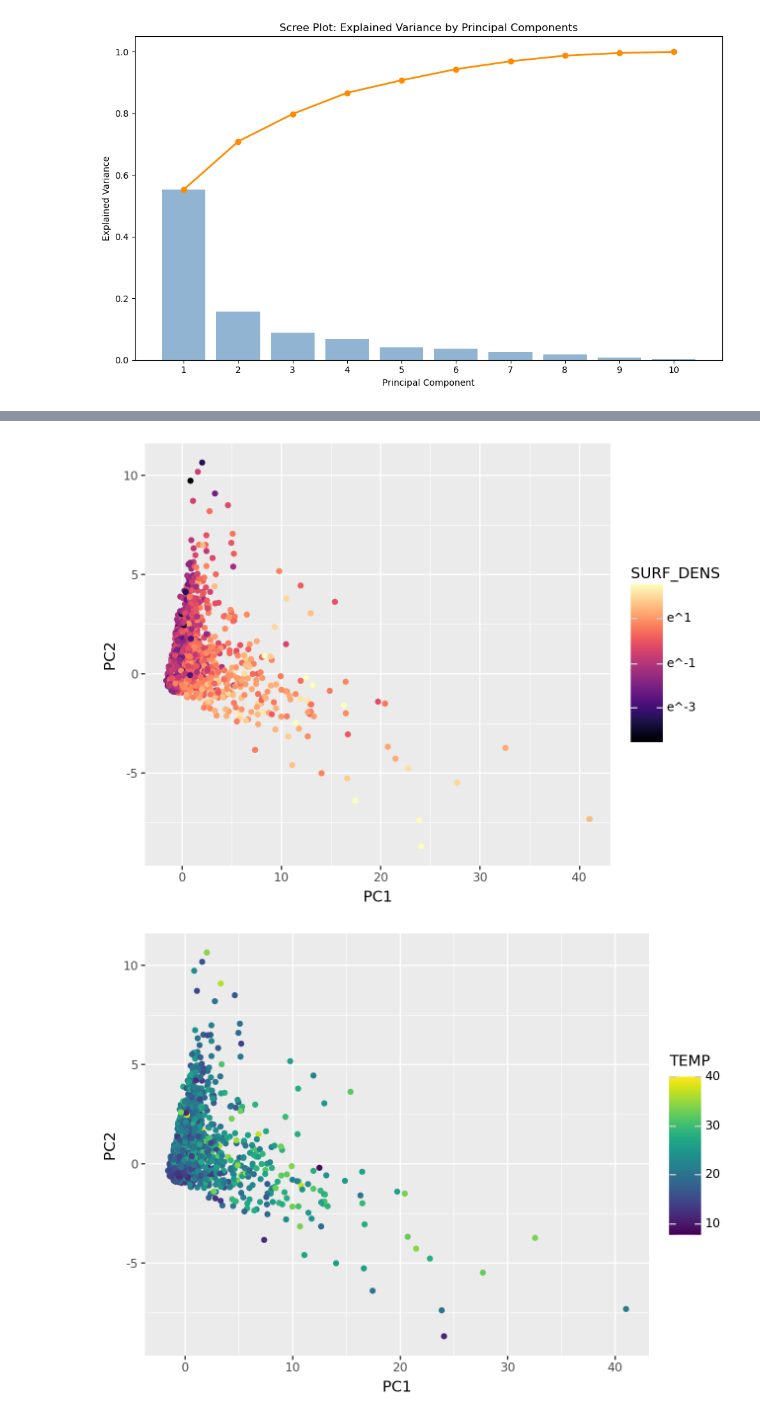
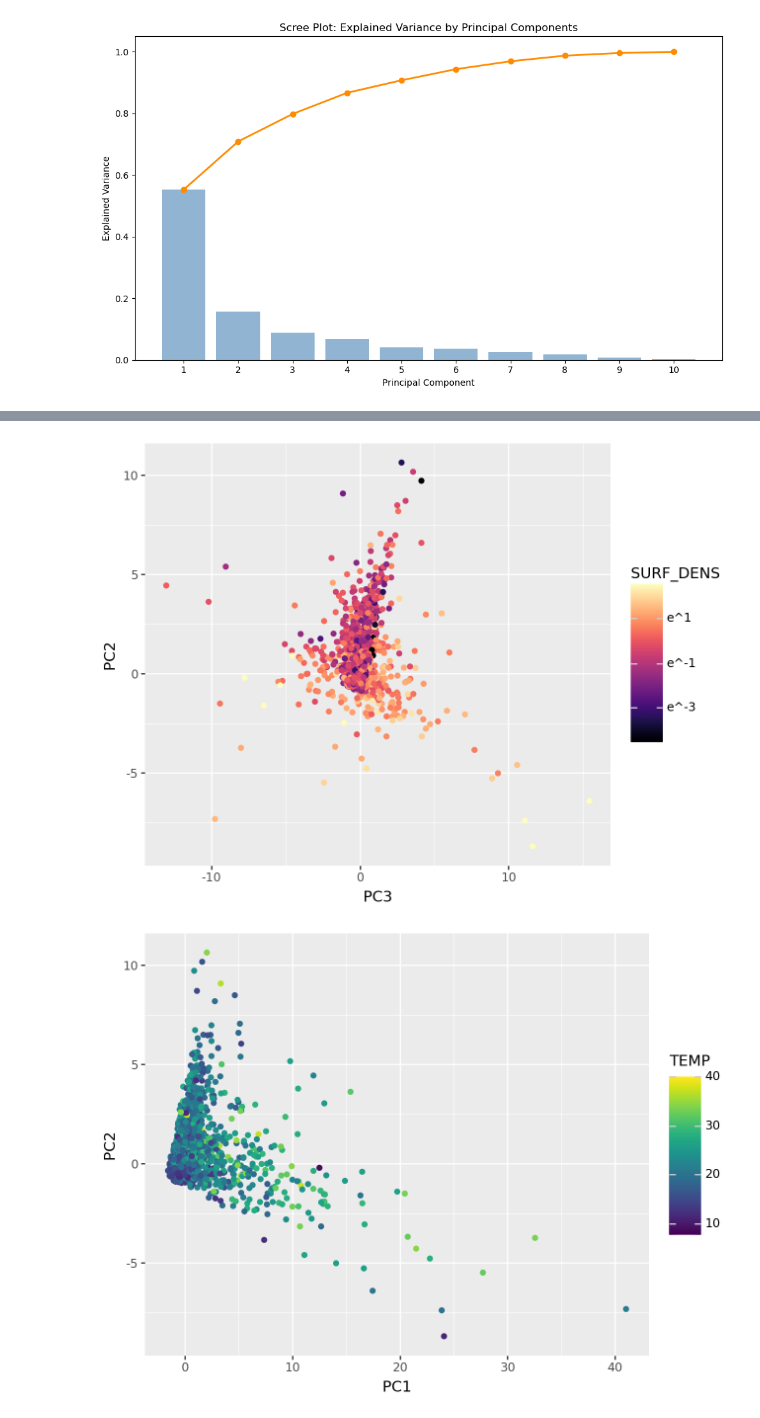
Before and after one commit to AlexEmert/Star-Formation-Research-Project-2026, a Jupyter notebook: scratch/PCA/pca-exploration.ipynb, the cells around one changed output, grey strips where cells are left out. Drawn from its saved outputs; the diff is of its cells as text; code cells hidden in the pictures.

```diff
--- a/scratch/PCA/pca-exploration.ipynb
+++ b/scratch/PCA/pca-exploration.ipynb
@@ -119,11 +148,12 @@ plt.show()
 # %%
+surf_dens_df = phot_pca_cols.drop(columns=['DIAM', "MASS", "L_BOL", "LM", "TEMP", "LRATIO", "T_BOL"])
 (
-    ggplot(surf_dens_df, aes(x='PC1', y='PC2', color='SURF_DENS')) +
+    ggplot(surf_dens_df, aes(x='PC3', y='PC2', color='SURF_DENS')) +
     geom_point() +
     scale_color_continuous(trans='log', cmap_name='magma')
 )
 # %% [output]
-[figure, old version]
+[figure, new version]
 # %%
 temp_df = phot_pca_cols.drop(columns=['DIAM', "MASS", "L_BOL", "LM", "SURF_DENS", "LRATIO", "T_BOL"])
 
```
Also changed, not shown: parts of 7 cells of this notebook, 1 other file.
